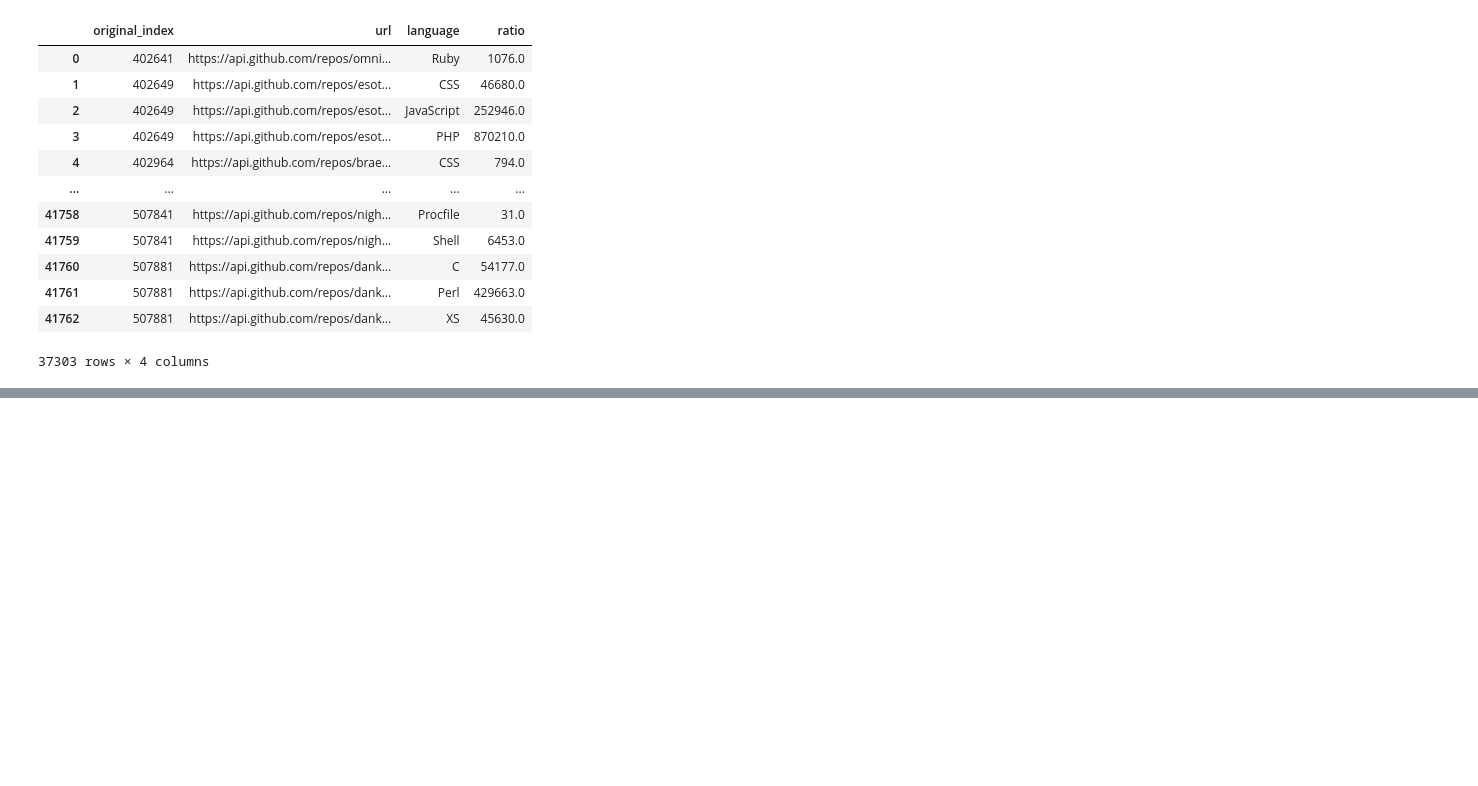
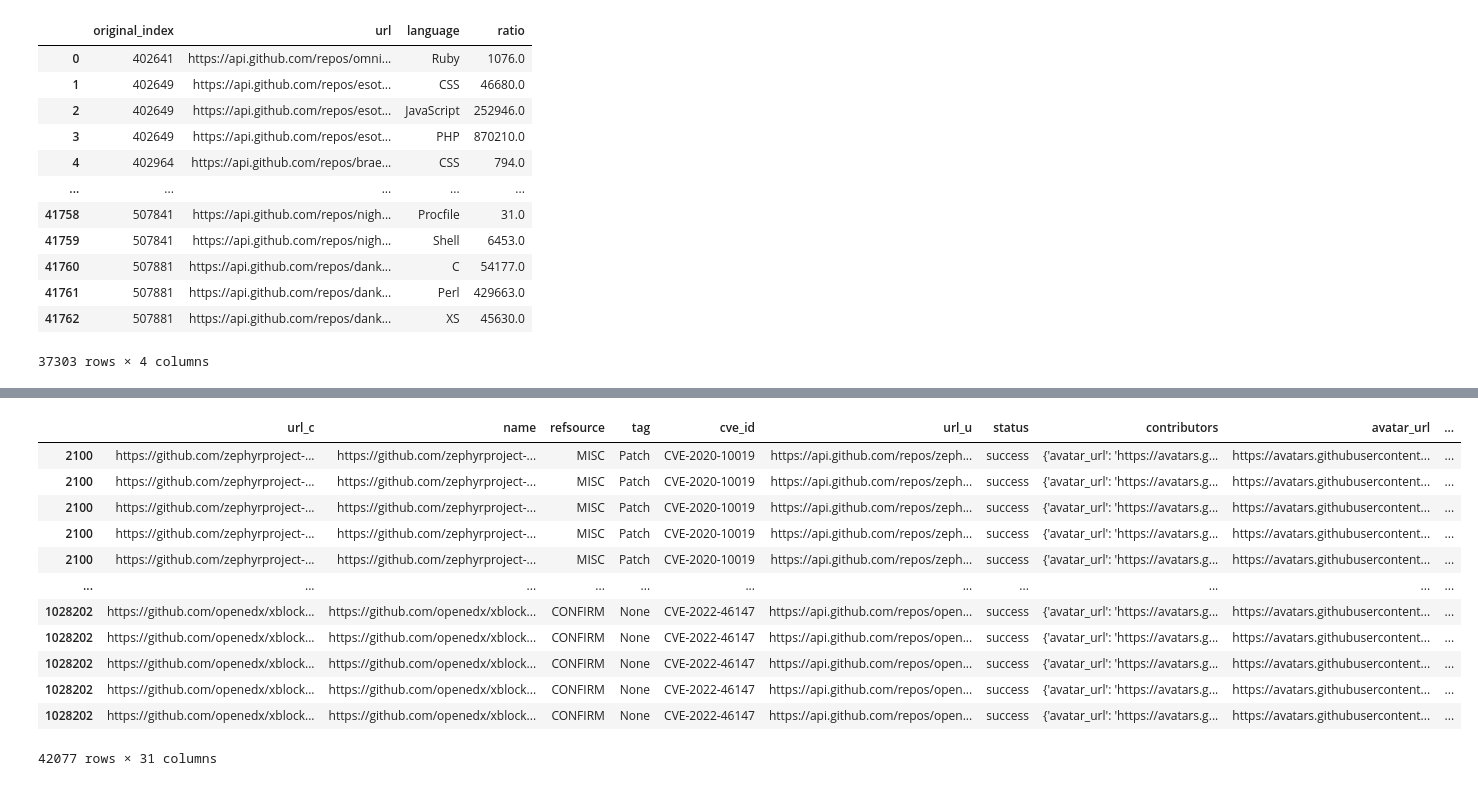
Before and after one commit to karinakanjaria/cyber-etl, a Jupyter notebook: gitlinks/githubDataProcessing.ipynb, the cells around one changed output, grey strips where cells are left out. Cells and saved outputs as stored; diff of their text form; code cells hidden in the pictures; blank space fills up the shorter version.

```diff
--- a/gitlinks/githubDataProcessing.ipynb
+++ b/gitlinks/githubDataProcessing.ipynb
@@ -191,0 +183,8 @@ language_data
+# %%
+contribs = []
+for file in (data_path / "archive").glob("contributors_*.feather"):
+    contribs.append(pd.read_feather(file))
+all_contribs = pd.concat(contribs)
+contributors = all_contribs.contributors.apply(pd.Series)
+all_contributors = pd.concat([all_contribs,contributors], axis=1)
+all_contributors
@@ -191,0 +216,21 @@ language_data
+# %%
+contribs_data = cve_data.join(
+    all_contributors.set_index("original_index"), lsuffix="_c", rsuffix="_u"
+).dropna(subset="login")
+contribs_data = contribs_data[~contribs_data["login"].str.contains("[bot]") & (contribs_data["status"]=="success")]
+contribs_data[["cve_id", "login","contributions"]].to_csv(data_path /"github_usernames_merged.csv", index=False)
+contribs_data
+# %% [output]
+|  | url_c | name | refsource | tag | cve_id | url_u | status | contributors | avatar_url | ... |
+| 2100 | https://github.com/zephyrproject-... | https://github.com/zephyrproject-... | MISC | Patch | CVE-2020-10019 | https://api.github.com/repos/zeph... | success | {'avatar_url': 'https://avatars.g... | https://avatars.githubusercontent... | ... |
+| 2100 | https://github.com/zephyrproject-... | https://github.com/zephyrproject-... | MISC | Patch | CVE-2020-10019 | https://api.github.com/repos/zeph... | success | {'avatar_url': 'https://avatars.g... | https://avatars.githubusercontent... | ... |
+| 2100 | https://github.com/zephyrproject-... | https://github.com/zephyrproject-... | MISC | Patch | CVE-2020-10019 | https://api.github.com/repos/zeph... | success | {'avatar_url': 'https://avatars.g... | https://avatars.githubusercontent... | ... |
+| 2100 | https://github.com/zephyrproject-... | https://github.com/zephyrproject-... | MISC | Patch | CVE-2020-10019 | https://api.github.com/repos/zeph... | success | {'avatar_url': 'https://avatars.g... | https://avatars.githubusercontent... | ... |
+| 2100 | https://github.com/zephyrproject-... | https://github.com/zephyrproject-... | MISC | Patch | CVE-2020-10019 | https://api.github.com/repos/zeph... | success | {'avatar_url': 'https://avatars.g... | https://avatars.githubusercontent... | ... |
+| ... | ... | ... | ... | ... | ... | ... | ... | ... | ... | ... |
+| 1028202 | https://github.com/openedx/xblock... | https://github.com/openedx/xblock... | CONFIRM | None | CVE-2022-46147 | https://api.github.com/repos/open... | success | {'avatar_url': 'https://avatars.g... | https://avatars.githubusercontent... | ... |
+| 1028202 | https://github.com/openedx/xblock... | https://github.com/openedx/xblock... | CONFIRM | None | CVE-2022-46147 | https://api.github.com/repos/open... | success | {'avatar_url': 'https://avatars.g... | https://avatars.githubusercontent... | ... |
+| 1028202 | https://github.com/openedx/xblock... | https://github.com/openedx/xblock... | CONFIRM | None | CVE-2022-46147 | https://api.github.com/repos/open... | success | {'avatar_url': 'https://avatars.g... | https://avatars.githubusercontent... | ... |
+| 1028202 | https://github.com/openedx/xblock... | https://github.com/openedx/xblock... | CONFIRM | None | CVE-2022-46147 | https://api.github.com/repos/open... | success | {'avatar_url': 'https://avatars.g... | https://avatars.githubusercontent... | ... |
+| 1028202 | https://github.com/openedx/xblock... | https://github.com/openedx/xblock... | CONFIRM | None | CVE-2022-46147 | https://api.github.com/repos/open... | success | {'avatar_url': 'https://avatars.g... | https://avatars.githubusercontent... | ... |
+42077 rows × 31 columns
```
Also changed, not shown: parts of 4 cells of this notebook, 2 other files.
